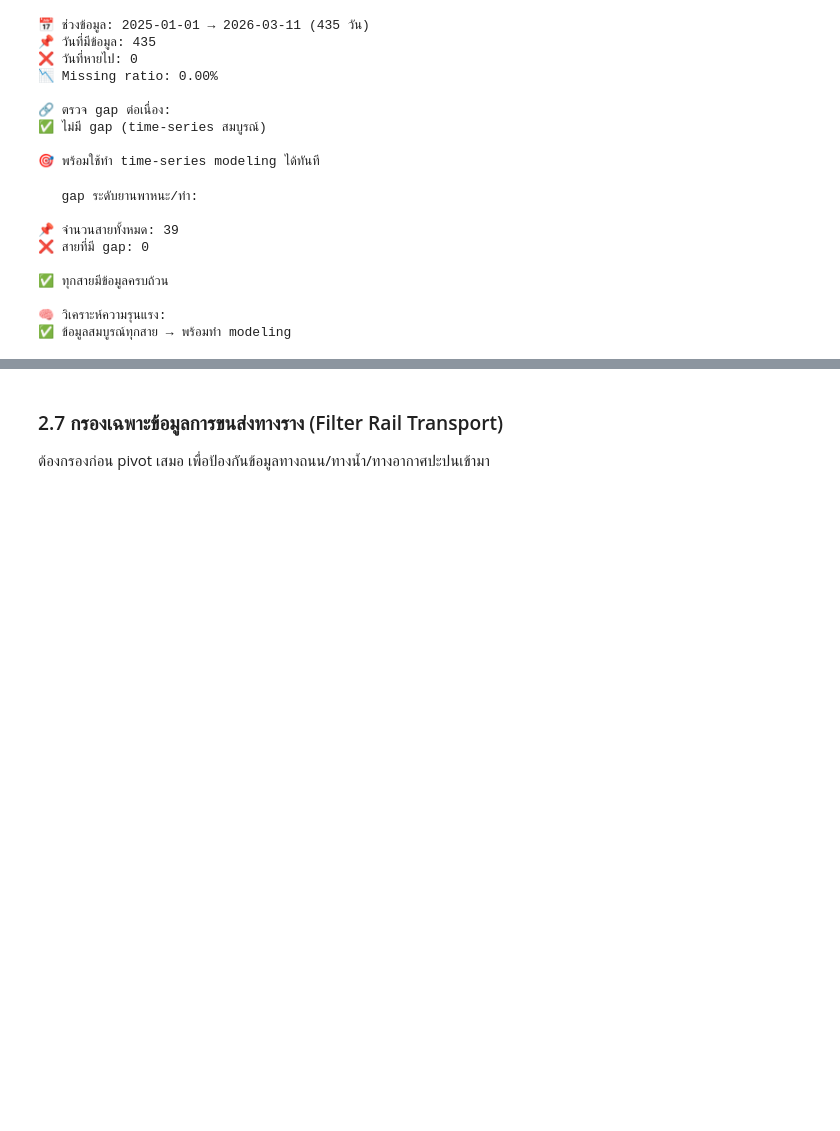
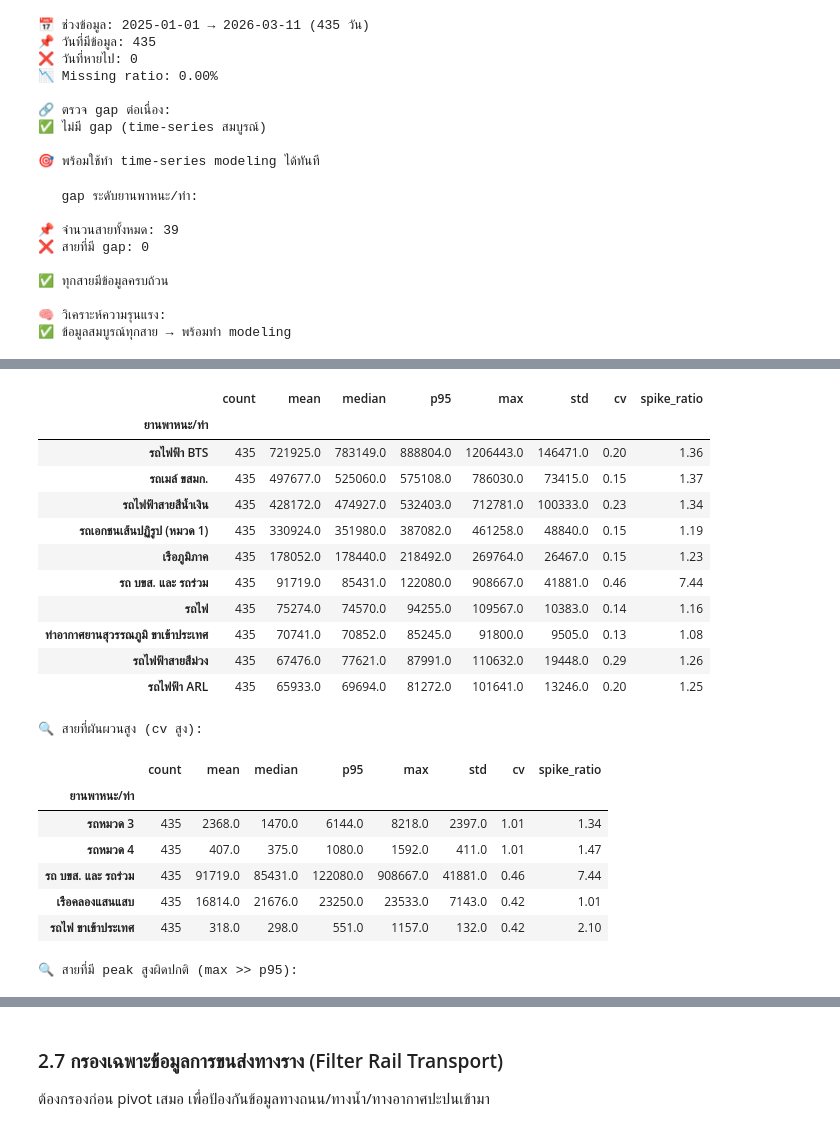
Before and after one commit to lumduan/superai-se6-mini-hackathon-1, a Jupyter notebook: dataset-5/mini-hackathon-1.ipynb, the cells around one changed output, grey strips where cells are left out. Cells and saved outputs as stored; diff of their text form; code cells hidden in the pictures; blank space fills up the shorter version.

```diff
--- a/dataset-5/mini-hackathon-1.ipynb
+++ b/dataset-5/mini-hackathon-1.ipynb
@@ -823,5 +900,59 @@ print(df[df['ปริมาณ'] > q99][['date', 'ยานพาหนะ/ท
 # %%
 # 8. สถิติปริมาณแยกตามยานพาหนะ/ท่า — เพื่อดูสัดส่วนและความสมเหตุสมผล
-print('\n8. สถิติปริมาณแยกตามยานพาหนะ/ท่า:')
-print(df.groupby('ยานพาหนะ/ท่า')['ปริมาณ'].describe().round(0).to_string())
+
+print('\ Sanity Checks — สถิติปริมาณแยกตามยานพาหนะ/ท่า')
+
+col_group = 'ยานพาหนะ/ท่า'
+col_val = 'ปริมาณ'
+
+# 📊 เลือก metric ที่มีความหมายจริง
+stats = (
+    df.groupby(col_group)[col_val]
+    .agg(
+        count='count',
+        mean='mean',
+        median='median',
+        p95=lambda x: x.quantile(0.95),
+        max='max',
+        std='std'
+    )
+    .round(0)
+)
+
+# 📌 เพิ่ม insight metrics
+stats['cv'] = (stats['std'] / stats['mean']).round(2)          # ความผันผวน
+stats['spike_ratio'] = (stats['max'] / stats['p95']).round(2)  # peak anomaly
+
+# 📊 เรียงตาม demand
+stats = stats.sort_values('mean', ascending=False)
+
+# 🖥️ แสดง Top (ลด noise)
+print('\n📊 Top 10 สาย (ตามปริมาณเฉลี่ย):')
+display(stats.head(10))
+
+# 🔍 Highlight จุดสำคัญ
+print('\n🔍 สายที่ผันผวนสูง (cv สูง):')
+display(stats.sort_values('cv', ascending=False).head(5))
+
+print('\n🔍 สายที่มี peak สูงผิดปกติ (max >> p95):')
+display(stats.sort_values('spike_ratio', ascending=False).head(5))
+
+# 🧠 Insight summary
+print('\n🧠 วิเคราะห์:')
+
+high_cv = (stats['cv'] > 1).sum()
+high_spike = (stats['spike_ratio'] > 2).sum()
+
+print(f' - สายผันผวนสูง (cv > 1): {high_cv}')
+print(f' - สายมี spike เด่น (max > 2×p95): {high_spike}')
+
+if high_cv:
+    print('⚠️ บางสายมี demand ไม่สม่ำเสมอ → อาจเกี่ยวข้องกับ event')
+else:
+    print('✅ demand ส่วนใหญ่ค่อนข้างเสถียร')
+
+if high_spike:
+    print('⚠️ พบ peak ผิดปกติ → ควรตรวจสอบช่วงเวลาเพิ่มเติม')
+else:
+    print('✅ ไม่พบ peak ที่ผิดปกติชัดเจน')
 # %% [output]
@@ -844,0 +962,21 @@ print(df.groupby('ยานพาหนะ/ท่า')['ปริมาณ'].des
+|  | count | mean | median | p95 | max | std | cv | spike_ratio |
+| ยานพาหนะ/ท่า |  |  |  |  |  |  |  |  |
+| รถไฟฟ้า BTS | 435 | 721925.0 | 783149.0 | 888804.0 | 1206443.0 | 146471.0 | 0.20 | 1.36 |
+| รถเมล์ ขสมก. | 435 | 497677.0 | 525060.0 | 575108.0 | 786030.0 | 73415.0 | 0.15 | 1.37 |
+| รถไฟฟ้าสายสีน้ำเงิน | 435 | 428172.0 | 474927.0 | 532403.0 | 712781.0 | 100333.0 | 0.23 | 1.34 |
+| รถเอกชนเส้นปฏิรูป (หมวด 1) | 435 | 330924.0 | 351980.0 | 387082.0 | 461258.0 | 48840.0 | 0.15 | 1.19 |
+| เรือภูมิภาค | 435 | 178052.0 | 178440.0 | 218492.0 | 269764.0 | 26467.0 | 0.15 | 1.23 |
+| รถ บขส. และ รถร่วม | 435 | 91719.0 | 85431.0 | 122080.0 | 908667.0 | 41881.0 | 0.46 | 7.44 |
+| รถไฟ | 435 | 75274.0 | 74570.0 | 94255.0 | 109567.0 | 10383.0 | 0.14 | 1.16 |
+| ท่าอากาศยานสุวรรณภูมิ ขาเข้าประเทศ | 435 | 70741.0 | 70852.0 | 85245.0 | 91800.0 | 9505.0 | 0.13 | 1.08 |
+| รถไฟฟ้าสายสีม่วง | 435 | 67476.0 | 77621.0 | 87991.0 | 110632.0 | 19448.0 | 0.29 | 1.26 |
+| รถไฟฟ้า ARL | 435 | 65933.0 | 69694.0 | 81272.0 | 101641.0 | 13246.0 | 0.20 | 1.25 |
+🔍 สายที่ผันผวนสูง (cv สูง):
+|  | count | mean | median | p95 | max | std | cv | spike_ratio |
+| ยานพาหนะ/ท่า |  |  |  |  |  |  |  |  |
+| รถหมวด 3 | 435 | 2368.0 | 1470.0 | 6144.0 | 8218.0 | 2397.0 | 1.01 | 1.34 |
+| รถหมวด 4 | 435 | 407.0 | 375.0 | 1080.0 | 1592.0 | 411.0 | 1.01 | 1.47 |
+| รถ บขส. และ รถร่วม | 435 | 91719.0 | 85431.0 | 122080.0 | 908667.0 | 41881.0 | 0.46 | 7.44 |
+| เรือคลองแสนแสบ | 435 | 16814.0 | 21676.0 | 23250.0 | 23533.0 | 7143.0 | 0.42 | 1.01 |
+| รถไฟ ขาเข้าประเทศ | 435 | 318.0 | 298.0 | 551.0 | 1157.0 | 132.0 | 0.42 | 2.10 |
+🔍 สายที่มี peak สูงผิดปกติ (max >> p95):
```
Also changed, not shown: parts of 54 cells of this notebook.
